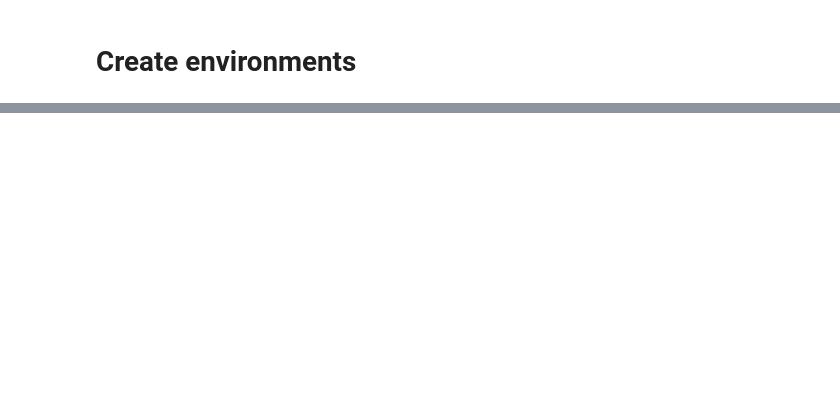
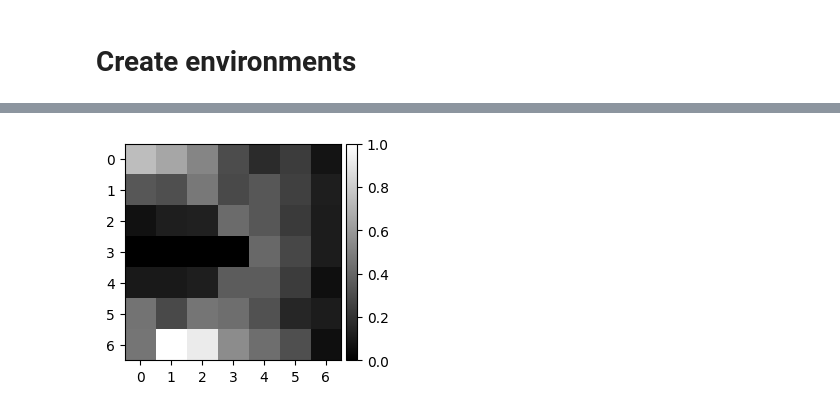
Before and after one commit to ashishgaurav13/ICL, a Jupyter notebook: Tutorial.ipynb, the cells around one changed output, grey strips where cells are left out. Drawn from its saved outputs; the diff is of its cells as text; code cells hidden in the pictures; blank space fills up the shorter version.

Commit message:
Tutorial Jupyter notebook working ...

```diff
--- a/Tutorial.ipynb
+++ b/Tutorial.ipynb
@@ -61,7 +95,7 @@ env, test_env = create_env(), create_env()
 def true_constraint_function(sa):
     s, a = sa
     x, y = s[0], s[1]
-    u = [(ui, uj) for ui in [2,3,4] for uj in [2,3,4]]
+    u = [(ui, uj) for ui in [3] for uj in [0,1,2,3]]
     if (x, y) in u:
         return 1
     else:
@@ -205,13 +193,4 @@ class ReplayBuffer:
 # %%
-episodes_per_epoch = 20
-ppo_subepochs = 25
-replay_buffer_size = 10000
-learning_rate = 5e-4
-learning_rate_feasibility = 2.5e-5
-minibatch_size = 64
-clip_param = 0.1
-entropy_coef = 0.01
-beta = 0.99
 def ppo_penalty(n_epochs, env, policy_nn, value_nn, constraint_fn, additional_fn_condition = None, additional_fn_epoch_end = None):
     # Additional function to be run when additional function condition is met
     # Additional function takes in current policy_nn and current iteration number
@@ -246,7 +225,7 @@ def ppo_penalty(n_epochs, env, policy_nn, value_nn, constraint_fn, additional_fn
         buffer.add(S_e, A_e, G_e, log_probs_e.detach())
         feasibility_opt = torch.optim.Adam(policy_nn.parameters(), lr = learning_rate_feasibility)
         for (start_index, end_index) in Indices:
-            Gc = Gc_e[start_index:end_index]
+            Gc = Gc_e[start_index:end_index].view(-1)
             log_probs = torch.nn.LogSoftmax(dim = -1)(policy_nn(S_e[start_index:end_index])).\
                 gather(1, A_e[start_index:end_index].view(-1, 1)).view(-1)
             feasibility_opt.zero_grad()
@@ -282,5 +262,4 @@ Collect 100 successful trajectories using a learned policy.
 # %%
-# if only_success = True, only successful trajectories are collected
 def collect_trajectories(n, env, policy_nn, constraint_fn, only_success = False):
     data = []
     for traj in tqdm.notebook.tqdm(range(n)):
@@ -289,12 +268,3 @@ def collect_trajectories(n, env, policy_nn, constraint_fn, only_success = False)
             S, A, R, C = play_episode(test_env, policy_nn, constraint_fn)
         data += [[S[:-1], A]]
     return data
-
-if os.path.exists("expert-data/data-tutorial.pt"):
-    expert_data = torch.load("expert-data/data-tutorial.pt")
-else:
-    value_nn, policy_nn = make_nn()
-    ppo_penalty(200, env, policy_nn, value_nn, true_constraint_function)
-    expert_data = collect_trajectories(100, test_env, policy_nn, true_constraint_function, only_success = True)
-    torch.save(expert_data, "expert-data/data-tutorial.pt")
-print(len(expert_data))
@@ -377 +365,8 @@ expert_nll
+# %%
+def generate_expert_data(env):
+    global ppo_iters, n_trajs
+    value_nn, policy_nn = make_nn()
+    ppo_penalty(ppo_iters, env, policy_nn, value_nn, true_constraint_function)
+    expert_data = collect_trajectories(n_trajs, test_env, policy_nn, true_constraint_function, only_success = True)
+    return expert_data
 # %% [markdown]
@@ -580,0 +413,5 @@ KeyboardInterrupt:
+# %%
+expert_data = generate_expert_data(env)
+visualize_accrual(expert_data)
+# %% [output]
+[figure, added]
```
Also changed, not shown: parts of 66 cells of this notebook, 1 other file.
